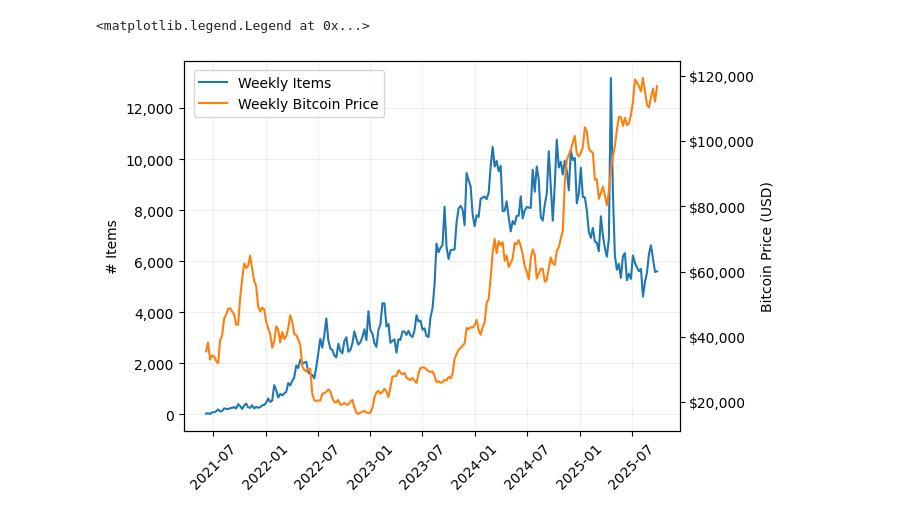
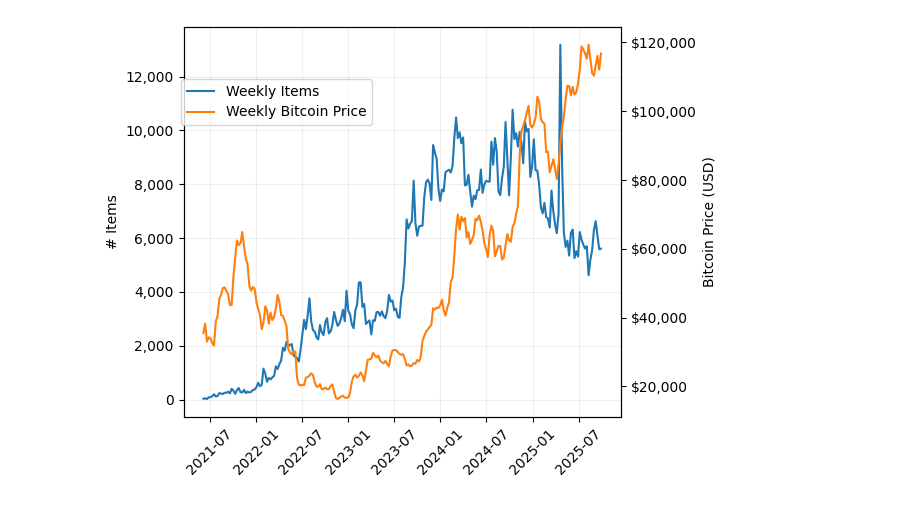
Before and after one commit to ed-kung/sn-research, a Jupyter notebook: src/notebooks/summary_stats.ipynb, the cells around one changed output. Saved outputs shown, nothing was run; the diff lists cells and outputs as text; code cells hidden in the pictures.

Commit message:
update numbers and results

```diff
--- a/src/notebooks/summary_stats.ipynb
+++ b/src/notebooks/summary_stats.ipynb
@@ -88,34 +88,38 @@ wt.update_results({
 # %%
 # Plot stacker news item count
 
 items['week'] = dt.as_week(items['created_at'])
 mask = (items['invoiceActionState'] != 'FAILD') & \
        (items['userId']!=globals.spammer_id) & \
        (items['week'] < items['week'].max())
 items_wk = items.loc[mask].groupby('week').agg(
     num_items = ('itemId', 'count')
 ).reset_index()
 
 price_wk = dt.get_price_weekly()
 items_wk = items_wk.merge(price_wk, on='week', how='left')
 
 fig, ax1 = plt.subplots()
 fig.figsize = (6,4)
 ax1.plot(items_wk['week'], items_wk['num_items'], label='Weekly Items', color='tab:blue')
 ax1.tick_params(axis='x', rotation=45)
 ax1.set_ylabel('# Items')
 ax1.yaxis.set_major_formatter(mticker.StrMethodFormatter('{x:,.0f}'))
 ax1.grid(alpha=0.2)
 
 ax2 = ax1.twinx()
 ax2.plot(items_wk['week'], items_wk['btc_price'], label='Weekly Bitcoin Price', color='tab:orange')
 ax2.set_ylabel('Bitcoin Price (USD)')
 ax2.yaxis.set_major_formatter(mticker.StrMethodFormatter('${x:,.0f}'))
 
 fig.legend(loc='upper left', bbox_to_anchor=(0.13, 0.875))
+
+
+plt.tight_layout()
+plt.savefig(os.path.join(LOCAL_PATH, 'results', 'fig_weekly_items.pdf'), format='pdf', bbox_inches='tight')
+plt.show()
 # %% [output]
-<matplotlib.legend.Legend at 0x...>
-[figure, old version]
+[figure, new version]
 # %%
 # ---- Show distribution of zaps in first 48 hours
 
```
Also changed, not shown: parts of 5 cells of this notebook, 6 other files.
